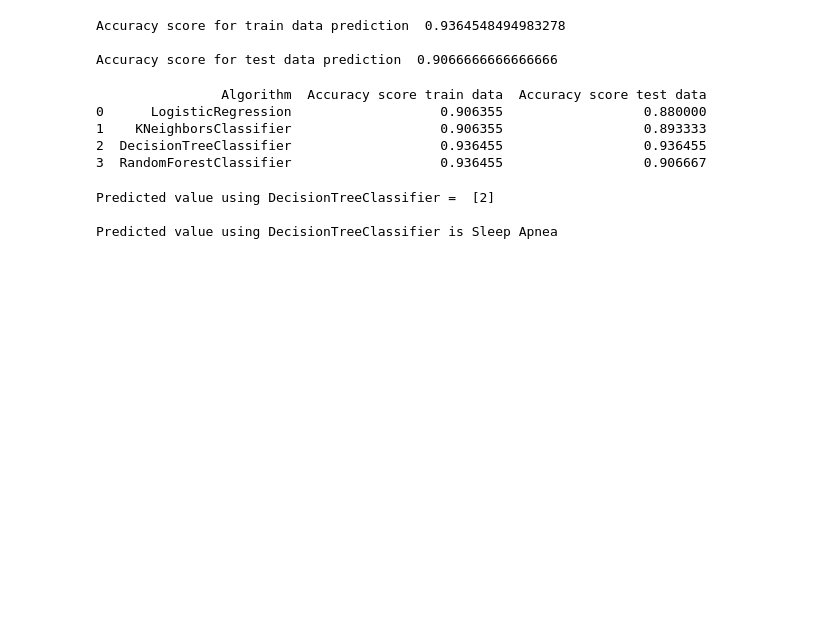
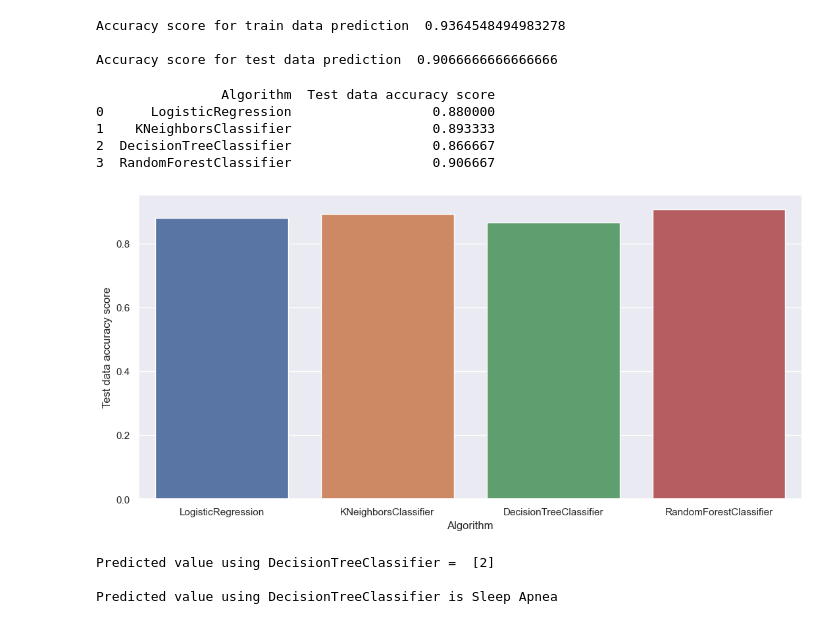
Before and after one commit to pinilDissanayaka/Sleep_health_and_lifestyle, a Jupyter notebook: Sleep_health_and_lifestyle.ipynb, the cells around one changed output. Cells and saved outputs as stored; diff of their text form; code cells hidden in the pictures; blank space fills up the shorter version.

```diff
--- a/Sleep_health_and_lifestyle.ipynb
+++ b/Sleep_health_and_lifestyle.ipynb
@@ -607,15 +589,22 @@ Accuracy score for train data prediction  0.9364548494983278
 
 Accuracy score for test data prediction  0.9066666666666666
 # %%
-acc = pd.DataFrame({'Algorithm' : ['LogisticRegression', 'KNeighborsClassifier', 'DecisionTreeClassifier', 'RandomForestClassifier'], 'Accuracy score train data':[lgr_train_data_acc, knn_train_data_acc, dtc_train_data_acc, rfc_train_data_acc], 'Accuracy score test data':[lgr_test_data_acc, knn_test_data_acc, dtc_train_data_acc, rfc_test_data_acc]})
+acc = pd.DataFrame({'Algorithm' : ['LogisticRegression', 'KNeighborsClassifier', 'DecisionTreeClassifier', 'RandomForestClassifier'], 'Test data accuracy score':[lgr_test_data_acc, knn_test_data_acc, dtc_test_data_acc, rfc_test_data_acc]})
 
 print(acc)
 # %% [output]
-                Algorithm  Accuracy score train data  Accuracy score test data
-0      LogisticRegression                   0.906355                  0.880000
-1    KNeighborsClassifier                   0.906355                  0.893333
-2  DecisionTreeClassifier                   0.936455                  0.936455
-3  RandomForestClassifier                   0.936455                  0.906667
+                Algorithm  Test data accuracy score
+0      LogisticRegression                  0.880000
+1    KNeighborsClassifier                  0.893333
+2  DecisionTreeClassifier                  0.866667
+3  RandomForestClassifier                  0.906667
+# %%
+sns.set()
+plt.figure(figsize = (13, 6))
+sns.barplot(x = 'Algorithm', y = 'Test data accuracy score', data = acc)
+plt.show()
+# %% [output]
+[figure, added]
 # %%
 inputdata = (1, 27, 9, 6.1, 6, 42, 6, 3, 11, 77, 4200)
 inputarr = np.asarray(inputdata).reshape(1, -1)
```
Also changed, not shown: parts of 3 cells of this notebook.
